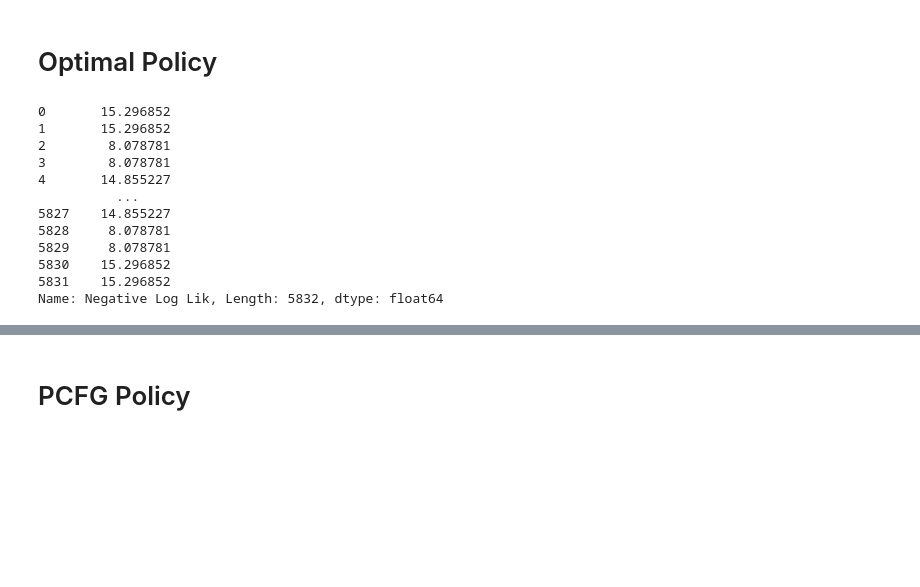
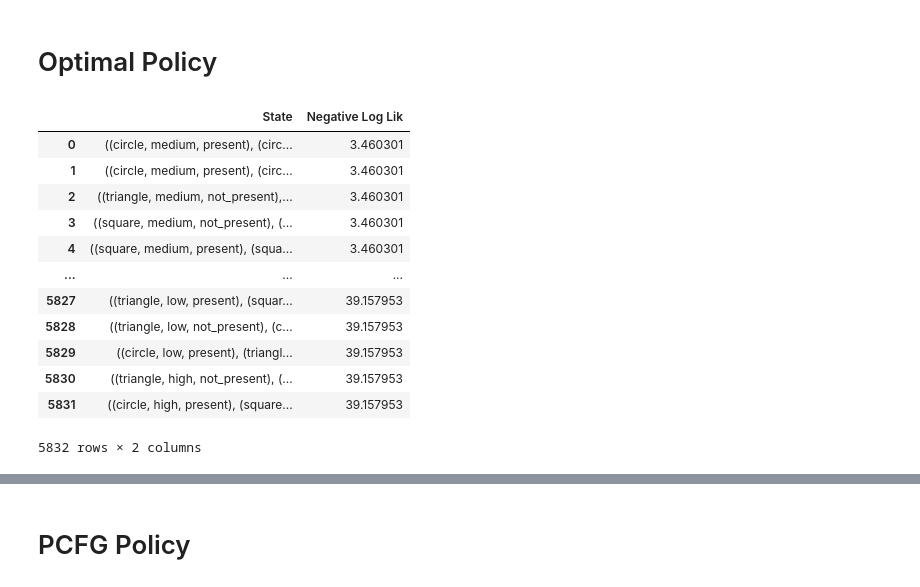
Before and after one commit to zhaobn/goals, a Jupyter notebook: planning/scratch.ipynb, the cells around one changed output, grey strips where cells are left out. Drawn from its saved outputs; the diff is of its cells as text; code cells hidden in the pictures; blank space fills up the shorter version.

```diff
--- a/planning/scratch.ipynb
+++ b/planning/scratch.ipynb
@@ -222,12 +220,15 @@ class OptimalGoalPolicy(GoalSelectionPolicy[State, Action]):
             plt.savefig(filename)
 
     def plot_state_space_with_other_model_likelihood_df(self, negloglik: pd.DataFrame, model_name, is_dark=False, save=False, filename=None):
-        # Check to see if the mds has been calculated
+        '''Plot the state space in 2D using MDS with the negative log likelihood from another model.'''
+
+       # Check to see if the mds has been calculated
         if self.mds is None:
             self.calc_multi_dimensional_scaling()
 
         # Calculate the negative log likelihood of each state
         neg_log_likelihoods = negloglik
+
 
         # Set the font properties
         font_path = os.path.abspath('/System/Library/Fonts/HelveticaNeue.ttc')  # Replace with the path to your desired font file
@@ -235,30 +236,27 @@ class OptimalGoalPolicy(GoalSelectionPolicy[State, Action]):
 
         # set deafult style
         matplotlib.rcdefaults()
-        if is_dark:
-            plt.style.use('dark_background')
 
         plt.figure(figsize=(10, 8))
         # Sort the coordinates and likelihoods in descending order based on likelihoods
-        sorted_indices = np.argsort(neg_log_likelihoods)[::-1]
+        sorted_indices = np.argsort(neg_log_likelihoods['Negative Log Lik'])[::-1]
+        #print(sorted_indices)
         sorted_coords = self.mds[sorted_indices]
-        sorted_likelihoods = np.array(neg_log_likelihoods)[sorted_indices]
+        # print(sorted_coords)
+        sorted_likelihoods = np.array(neg_log_likelihoods['Negative Log Lik'])[sorted_indices]
+        print(sorted_likelihoods)
         # Plot the points with greater likelihoods on top
         plt.scatter(sorted_coords[:, 0], sorted_coords[:, 1], c=sorted_likelihoods, cmap='plasma_r', marker='o', alpha=1, s=70)
-        title = 'ShapeWorld 2D Embedding by Distance: ' + model_name
-        plt.title('ShapeWorld 2D Embedding by Distance', fontsize=15)
+        plt.title('ShapeWorld 2D Embedding by Distance: Optimal Planner', fontsize=15)
         plt.xlabel('Dimension 1', fontproperties=font_prop, fontsize=16)  # Set the font properties for x-axis label
         plt.ylabel('Dimension 2', fontproperties=font_prop, fontsize=16)  # Set the font properties for y-axis label
-        plt.colorbar(label='Negative Log Likelihood')
+        plt.colorbar(label='Negative Log Lik')
         plt.grid(False)  # Remove gridlines
 
         plt.xticks([])  # Remove x-axis tick labels
         plt.yticks([])  # Remove y-axis tick labels
         plt.tight_layout()  # Adjust spacing
         plt.show()
-
-        if save:
-            plt.savefig(filename)
 
 
     def reset(self):
@@ -442,42 +440,43 @@ class ShapeWorld(MarkovDecisionProcess[State, Action]):
 # %% [markdown]
 # Optimal Policy
 # %%
-# set up the goal space
+# Set up the goal space
 goal_world = GoalWorld()
 
-# initialize optimal agent
+# Initialize optimal agent
 with open('goal_value_function.pkl', 'rb') as file:
     # use saved results from value iteration
     value_function = pickle.load(file)
-
 optimal_planner = OptimalGoalPolicy(
     mdp=goal_world,
     value_function=value_function
 )
 
-# look at the best choices for the agent
+# What are the best goals to set?
 log_likelihood_df = optimal_planner.calc_neg_log_likelihood_all_df()
-print(log_likelihood_df['Negative Log Lik'])
 sorted_df = log_likelihood_df.sort_values(by='Negative Log Lik').reset_index(drop=True)
 
-# we can also calc the log lik of specific states
+# We can also calc the log lik of specific states
 State = TypeVar('State', bound=Hashable)
 shape = Shape(sides='square', shade='medium', texture='not_present')
 state: Tuple[Hashable, Hashable, Hashable] = (shape, shape, shape)
-#optimal_planner.calc_log_lik(state)
-sorted_df.head(36)
+optimal_planner.calc_neg_log_lik(state)
+
+# Show the best choices to make
 value_iteration_states_nll = sorted_df
+value_iteration_states_nll
 # %% [output]
+|  | State | Negative Log Lik |
+| 0 | ((circle, medium, present), (circ... | 3.460301 |
+| 1 | ((circle, medium, present), (circ... | 3.460301 |
+| 2 | ((triangle, medium, not_present),... | 3.460301 |
+| 3 | ((square, medium, not_present), (... | 3.460301 |
+| 4 | ((square, medium, present), (squa... | 3.460301 |
+| ... | ... | ... |
+| 5827 | ((triangle, low, present), (squar... | 39.157953 |
+| 5828 | ((triangle, low, not_present), (c... | 39.157953 |
+| 5829 | ((circle, low, present), (triangl... | 39.157953 |
+| 5830 | ((triangle, high, not_present), (... | 39.157953 |
+| 5831 | ((circle, high, present), (square... | 39.157953 |
-0       15.296852
-1       15.296852
-2        8.078781
-3        8.078781
-4       14.855227
-          ...
-5827    14.855227
-5828     8.078781
-5829     8.078781
-5830    15.296852
-5831    15.296852
-Name: Negative Log Lik, Length: 5832, dtype: float64
+5832 rows × 2 columns
 # %%
```
Also changed, not shown: parts of 8 cells of this notebook.
